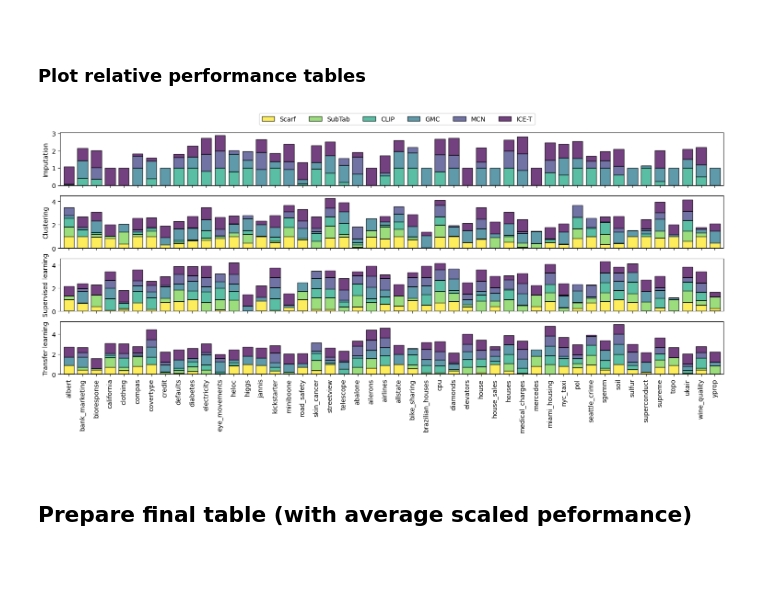
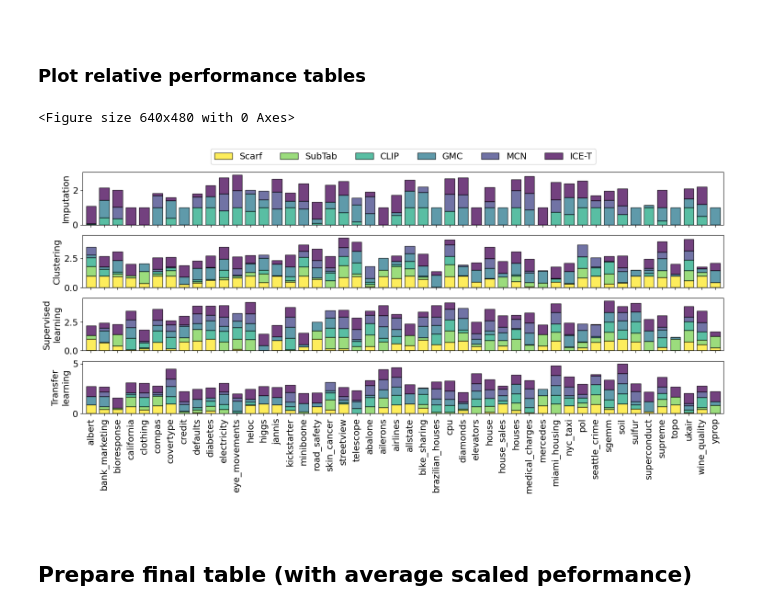
Before and after one commit to tomastokar/ICET, a Jupyter notebook: experiments_summary.ipynb, the cells around one changed output. Saved outputs shown, nothing was run; the diff lists cells and outputs as text; code cells hidden in the pictures; blank space fills up the shorter version.

```diff
--- a/experiments_summary.ipynb
+++ b/experiments_summary.ipynb
@@ -381,9 +381,12 @@ for t, p in performance_relative.items():
     win_mats[t] = wm
 # %%
 plt.clf()
+
+plt.rcParams.update({'font.size': 12})
+
 fig = plt.figure(
     layout="tight",
-    figsize = (15, 4.5)
+    figsize = (15.5, 4.5)
 )
 
 gs = GridSpec(
@@ -430,19 +433,24 @@ for i, ax in enumerate(axes):
     if i != 0:
         ax.set_ylabel(None)
     else:
-        ax.set_ylabel('Method')
-    ax.set_xlabel('Method')
+        ax.set_ylabel(None)
+    ax.set_xlabel(None)
 
     for label in ax.get_xticklabels():
         label.set_rotation(45)
         label.set_va('top')
+        label.set_ha('right')
+        label.set_fontsize(13)
 
     for label in ax.get_yticklabels():
         label.set_rotation(40)
         label.set_ha('right')
+        label.set_va('top')
+        label.set_fontsize(13)
 
-# plt.tight_layout()
-plt.savefig('./figures/winmats.png')
+# plt.xticks(fontsize=14)  # X-axis ticks
+# plt.yticks(fontsize=14)  # Y-axis ticks
+plt.savefig('./figures/winmats.png', dpi = 500)
 plt.show()
 # %% [output]
 <Figure size 640x480 with 0 Axes>
@@ -476,29 +484,38 @@ for task, p in performance.items():
 
 ### Plot relative performance tables
 # %%
+plt.clf()
+plt.rcParams.update({'font.size': 14})
+
 fig, axes = plt.subplots(4, 1, figsize = (15, 7.5), sharex = True)
 
 for i, (task, p) in enumerate(performance_relative.items()):
-    axes[i].set_ylabel(task)
+    axes[i].set_ylabel(task.replace(' ', '\n'))
     p.plot.bar(
         ax = axes[i],
         width=0.75,
         alpha = 0.75,
         stacked=True,
         edgecolor = 'k',
         colormap = 'viridis_r' #'tab10'
         # legend = False
     )
+
+# for label in ax.get_yticklabels():
+#     # label.set_rotation(40)
+#     label.set_va('bottom')
+
 # axes[3].tick_params(axis='x', labelrotation=75)
 axes[3].set_xlabel(None)
 h, l = axes[0].get_legend_handles_labels()
 for ax in axes: ax.get_legend().remove()
-plt.legend(h,l, loc=(0.30, 4.75), ncol = 6)
-plt.subplots_adjust(left=0.03, right=0.99, top=0.925, bottom=0.225)
+plt.legend(h,l, loc=(0.20, 4.75), ncol = 6)
+plt.subplots_adjust(left=0.06, right=0.99, top=0.925, bottom=0.225)
 plt.savefig('./figures/relative_performance.png')
 plt.show()
 # %% [output]
+<Figure size 640x480 with 0 Axes>
-[figure, old version]
+[figure, new version]
 # %% [markdown]
 <br>
 
```
Also changed, not shown: parts of 1 cell of this notebook, 2 other files.
